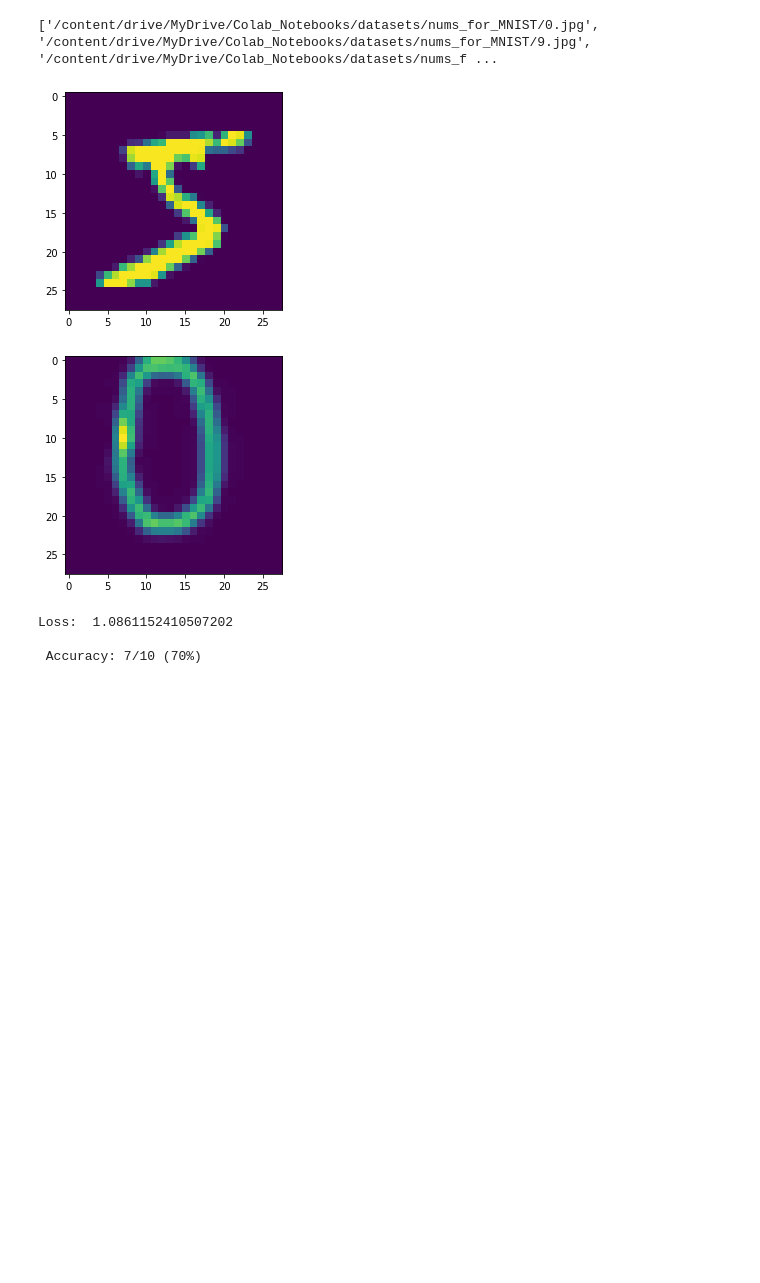
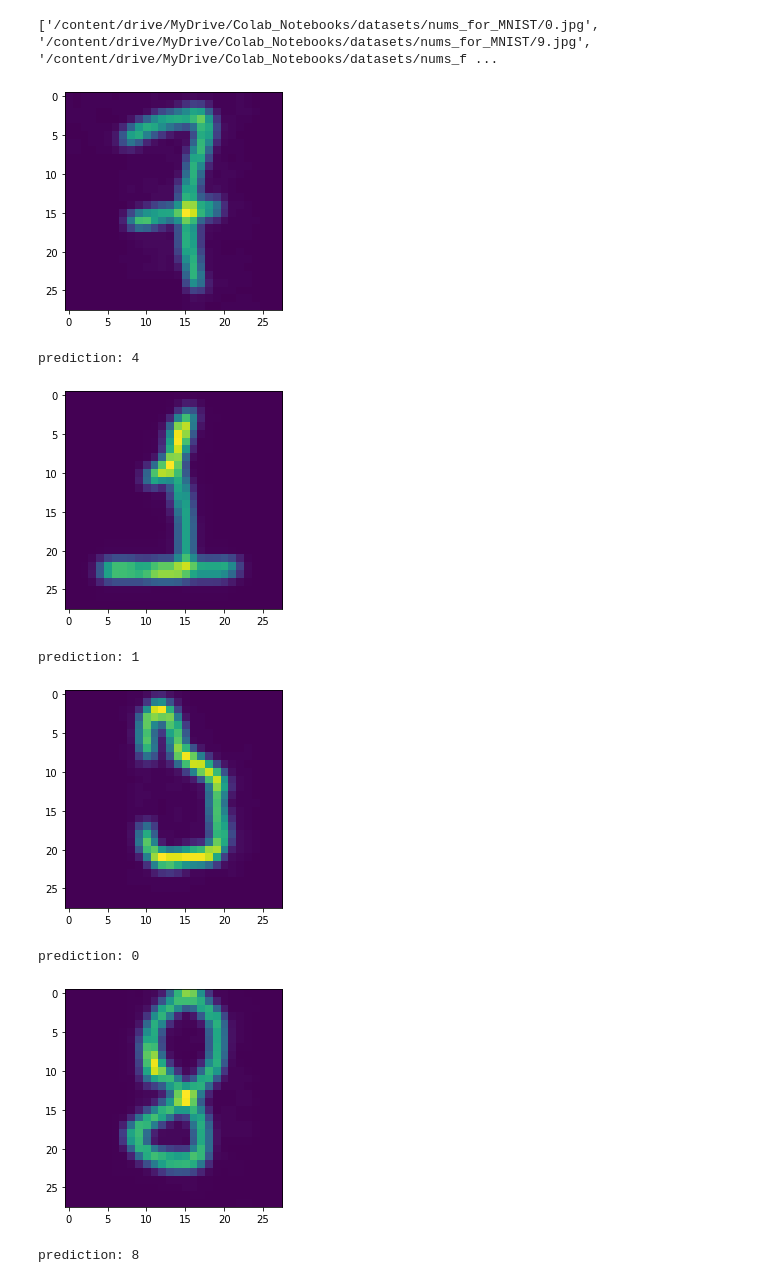
Before and after one commit to StarkitRobots/cvr_course, a Jupyter notebook: notebooks/nn_hw6.ipynb, the cells around one changed output. Drawn from its saved outputs; the diff is of its cells as text; code cells hidden in the pictures; blank space fills up the shorter version.

```diff
--- a/notebooks/nn_hw6.ipynb
+++ b/notebooks/nn_hw6.ipynb
@@ -479,7 +479,7 @@ def train(model, train_dataset, epochs, optimizer):
     plt.xlabel('Epoch')
     plt.show()
 # %%
-def test(model, device, test_loader):
+def test(model, device, test_loader, show_predict = False):
     model.eval()
     loss=0
     accuracy = 0
@@ -487,10 +487,19 @@ def test(model, device, test_loader):
     total = 0
     with torch.no_grad():
         for data, target in test_loader:
+
+            if show_predict==True:
+                plt.imshow(data[0][0])
+                plt.show()
+
             data, target = data.to(device), target.to(device)
             output = model.forward(data)
             loss+= F.nll_loss(output,target)
             pred = output.argmax(dim=1, keepdim=True)
+
+            if show_predict==True:
+                print('prediction: '+str(pred.data[0][0].item())+'\n\n\n')
+
             target = target.view_as(pred)
             for i,single_pred in enumerate(pred):
                 if single_pred == target[i]:
@@ -599,22 +608,17 @@ my_dataset = ImgDataset(image_names=image_names,transform=transforms.Compose([
                     ]))
 # %% [output]
 ['/content/drive/MyDrive/Colab_Notebooks/datasets/nums_for_MNIST/0.jpg', '/content/drive/MyDrive/Colab_Notebooks/datasets/nums_for_MNIST/9.jpg', '/content/drive/MyDrive/Colab_Notebooks/datasets/nums_f ...
-# %%
-#print(train_dataset[0][0])
-#print(my_dataset[0][0])
-plt.imshow(train_dataset[0][0][0])
-plt.show()
-plt.imshow(my_dataset[0][0][0])
-plt.show()
-# %% [output]
-[figure, removed]
-[figure, removed]
 # %%
 
 
 my_data_loader = torch.utils.data.DataLoader(my_dataset, batch_size=1, shuffle=True)
-test(model=net,device=device,test_loader=my_data_loader)
+test(model=net,device=device,test_loader=my_data_loader,show_predict = True)
 # %% [output]
+[figure, added]
-Loss:  1.0861152410507202
-
- Accuracy: 7/10 (70%)
+prediction: 4
+[figure, added]
+prediction: 1
+[figure, added]
+prediction: 0
+[figure, added]
+prediction: 8
```
Also changed, not shown: parts of 1 cell of this notebook.
